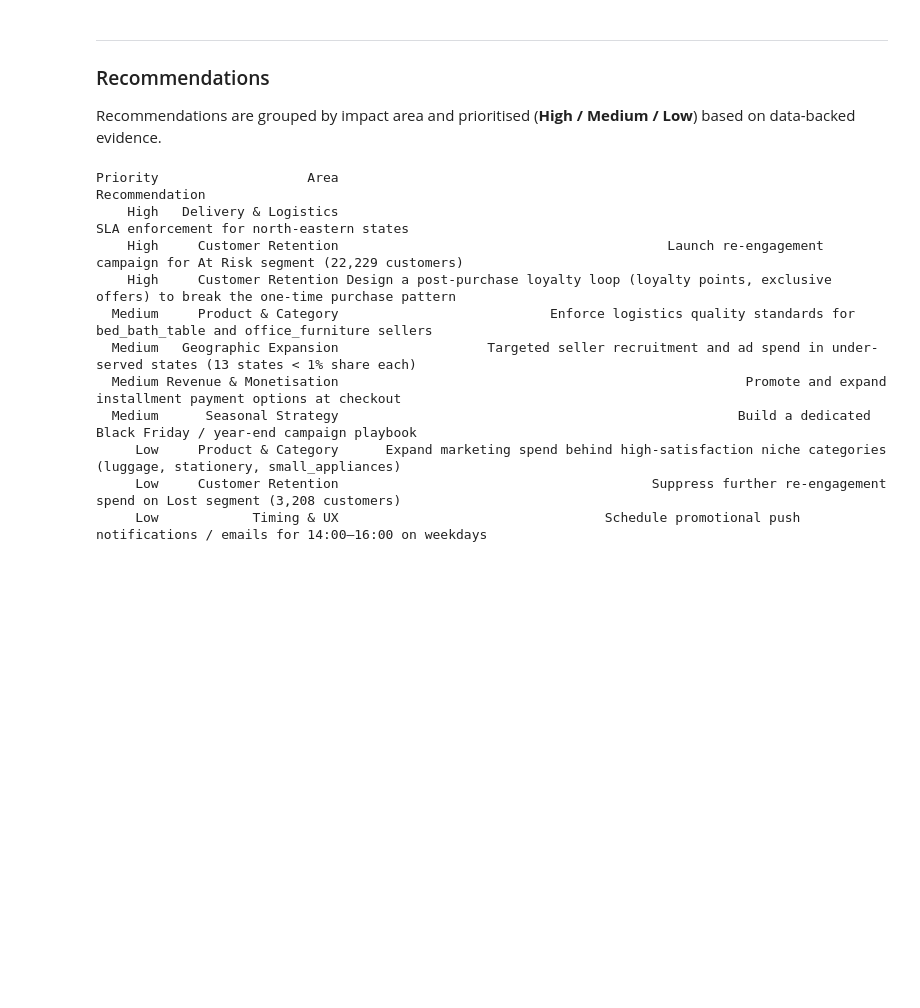
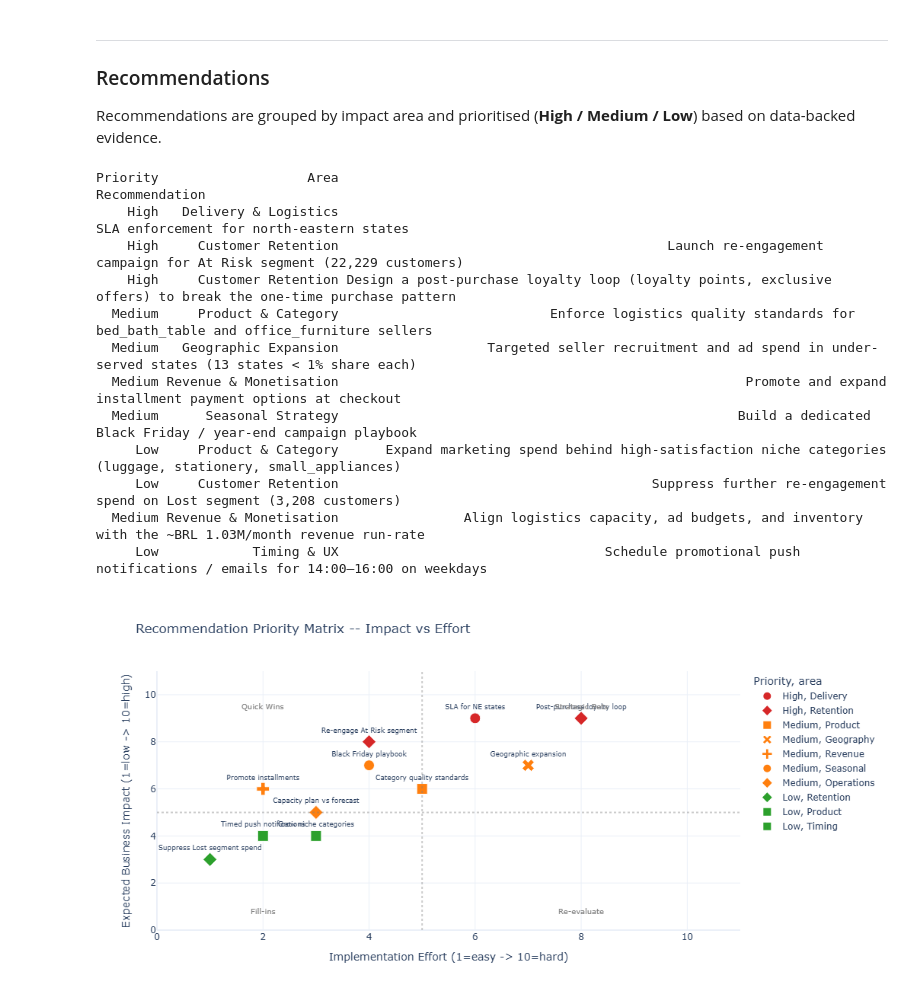
Before and after one commit to tommyalba/data_analysis_project-dicoding, a Jupyter notebook: notebook.ipynb, the cells around one changed output. Saved outputs shown, nothing was run; the diff lists cells and outputs as text; code cells hidden in the pictures; blank space fills up the shorter version.

```diff
--- a/notebook.ipynb
+++ b/notebook.ipynb
@@ -2549,6 +2716,13 @@ recs = pd.DataFrame([
         'Expected Impact': 'Reallocates budget to higher-ROI At Risk and Champions segments',
     },
     {
+        'Priority': 'Medium',
+        'Area'    : 'Revenue & Monetisation',
+        'Recommendation': 'Align logistics capacity, ad budgets, and inventory with the ~BRL 1.03M/month revenue run-rate',
+        'Evidence': 'Backtested 6-month forecast: ~BRL 1.03M/mo, ~6,160 orders/mo (naive model, MAE BRL 62.7K)',
+        'Expected Impact': 'Prevents stockouts and over-staffing; flags run-rate breaks early',
+    },
+    {
         'Priority': 'Low',
         'Area'    : 'Timing & UX',
         'Recommendation': 'Schedule promotional push notifications / emails for 14:00–16:00 on weekdays',
@@ -2571,6 +2745,7 @@ Priority                   Area
   Medium      Seasonal Strategy                                                   Build a dedicated Black Friday / year-end campaign playbook
      Low     Product & Category      Expand marketing spend behind high-satisfaction niche categories (luggage, stationery, small_appliances)
      Low     Customer Retention                                        Suppress further re-engagement spend on Lost segment (3,208 customers)
+  Medium Revenue & Monetisation                Align logistics capacity, ad budgets, and inventory with the ~BRL 1.03M/month revenue run-rate
      Low            Timing & UX                                  Schedule promotional push notifications / emails for 14:00–16:00 on weekdays
 # %%
 # ── Plotly — recommendation matrix (effort vs impact) ───────────────────────
@@ -2584,6 +2759,7 @@ rec_plot = pd.DataFrame([
     dict(rec='Black Friday playbook',       impact=7, effort=4, priority='Medium', area='Seasonal'),
     dict(rec='Grow niche categories',       impact=4, effort=3, priority='Low',    area='Product'),
     dict(rec='Suppress Lost segment spend', impact=3, effort=1, priority='Low',    area='Retention'),
+    dict(rec='Capacity plan vs forecast',     impact=5, effort=3, priority='Medium', area='Operations'),
     dict(rec='Timed push notifications',    impact=4, effort=2, priority='Low',    area='Timing'),
 ])
 
@@ -2625,33 +2801,35 @@ fig_rec.add_annotation(
     x=2,
     y=9.5,
     text='Quick Wins',
     showarrow=False,
     font=dict(color='gray', size=10)
 )
 fig_rec.add_annotation(
     x=8,
     y=9.5,
     text='Strategic Bets',
     showarrow=False,
     font=dict(color='gray', size=10)
 )
 fig_rec.add_annotation(
     x=2,
     y=0.8,
     text='Fill-ins',
     showarrow=False,
     font=dict(color='gray', size=10)
 )
 fig_rec.add_annotation(
     x=8,
     y=0.8,
     text='Re-evaluate',
     showarrow=False,
     font=dict(color='gray', size=10)
 )
 fig_rec.update_xaxes(range=[0, 11])
 fig_rec.update_yaxes(range=[0, 11])
 fig_rec.show()
+# %% [output]
+[figure, added]
 # %% [markdown]
 ### Final Summary
 
```
Also changed, not shown: parts of 16 cells of this notebook, 5 other files.
